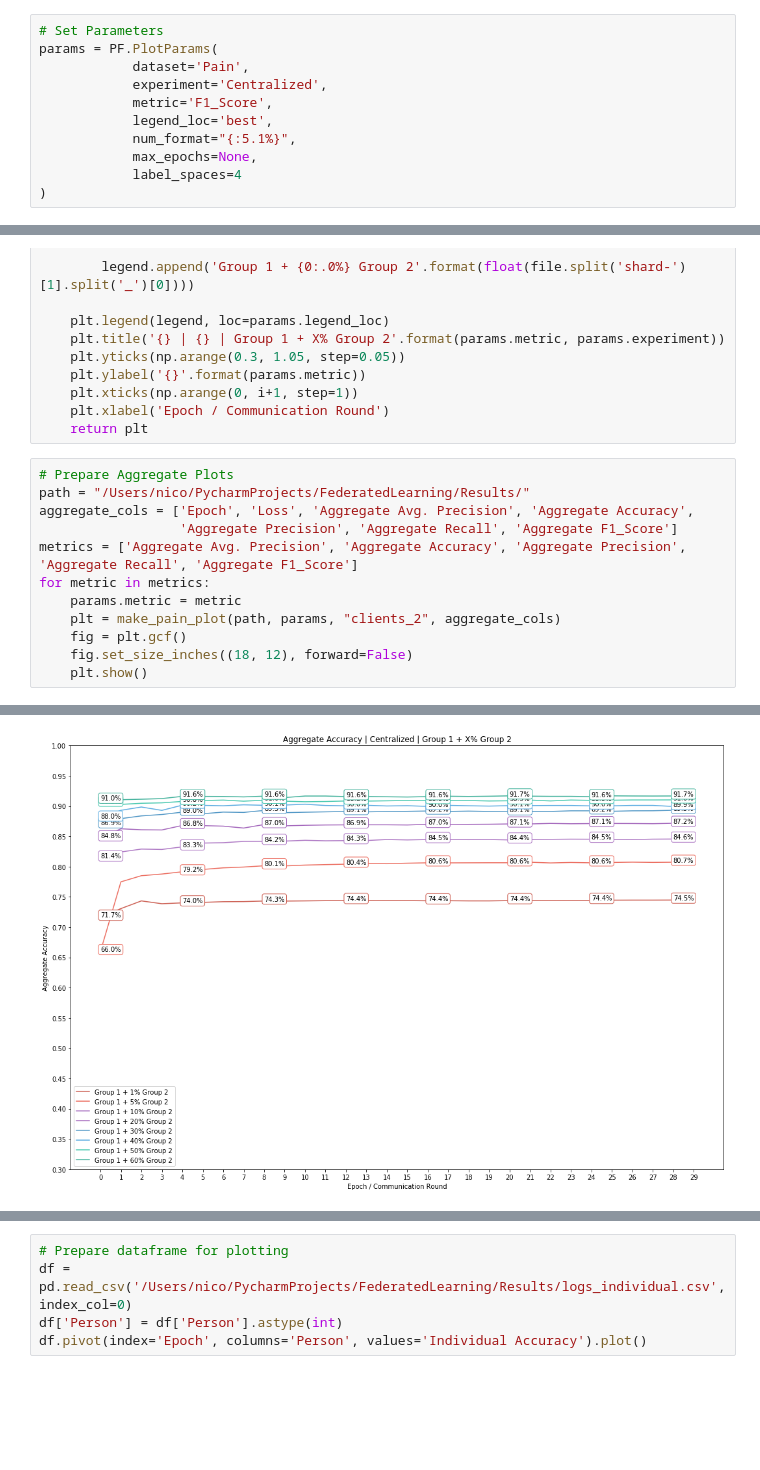
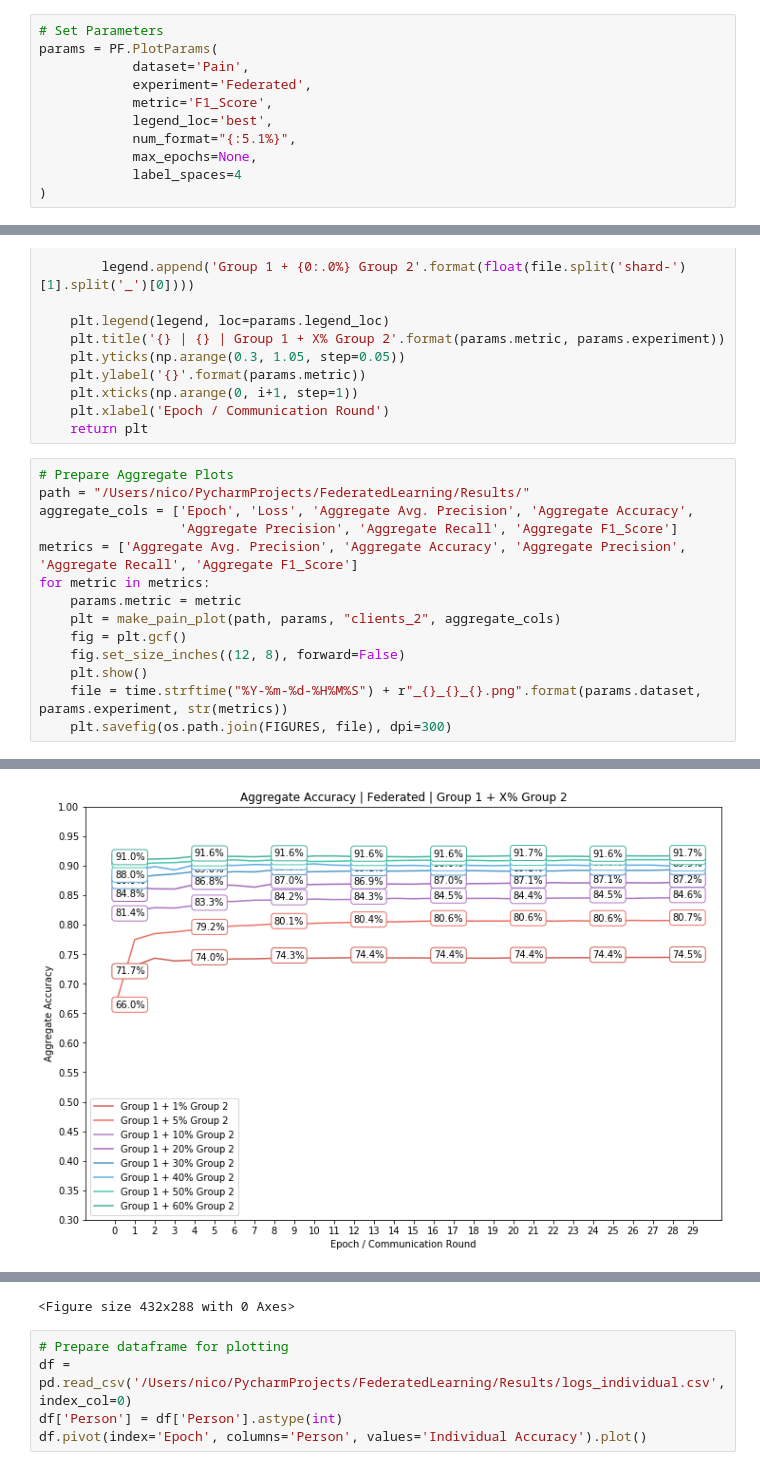
Before and after one commit to ntobis/federated-machine-learning, a Jupyter notebook: Notebooks/Result Exploration.ipynb, the cells around one changed output, grey strips where cells are left out. Drawn from its saved outputs; the diff is of its cells as text; blank space fills up the shorter version.

```diff
--- a/Notebooks/Result Exploration.ipynb
+++ b/Notebooks/Result Exploration.ipynb
@@ -20,7 +20,7 @@ FIGURES = os.path.join(module_path, "Figures")
 # Set Parameters
 params = PF.PlotParams(
             dataset='Pain',
-            experiment='Centralized',
+            experiment='Federated',
             metric='F1_Score',
             legend_loc='best',
             num_format="{:5.1%}",
@@ -67,6 +67,8 @@ for metric in metrics:
     params.metric = metric
     plt = make_pain_plot(path, params, "clients_2", aggregate_cols)
     fig = plt.gcf()
-    fig.set_size_inches((18, 12), forward=False)
+    fig.set_size_inches((12, 8), forward=False)
     plt.show()
+    file = time.strftime("%Y-%m-%d-%H%M%S") + r"_{}_{}_{}.png".format(params.dataset, params.experiment, str(metrics))
+    plt.savefig(os.path.join(FIGURES, file), dpi=300)
 # %% [output]
@@ -74 +76 @@ for metric in metrics:
-[figure, old version]
+[figure, new version]
@@ -78,3 +80,4 @@ for metric in metrics:
+<Figure size 432x288 with 0 Axes>
 # %%
 # Prepare dataframe for plotting
 df = pd.read_csv('/Users/nico/PycharmProjects/FederatedLearning/Results/logs_individual.csv', index_col=0)
```
Also changed, not shown: parts of 1 cell of this notebook, 1 other file.
